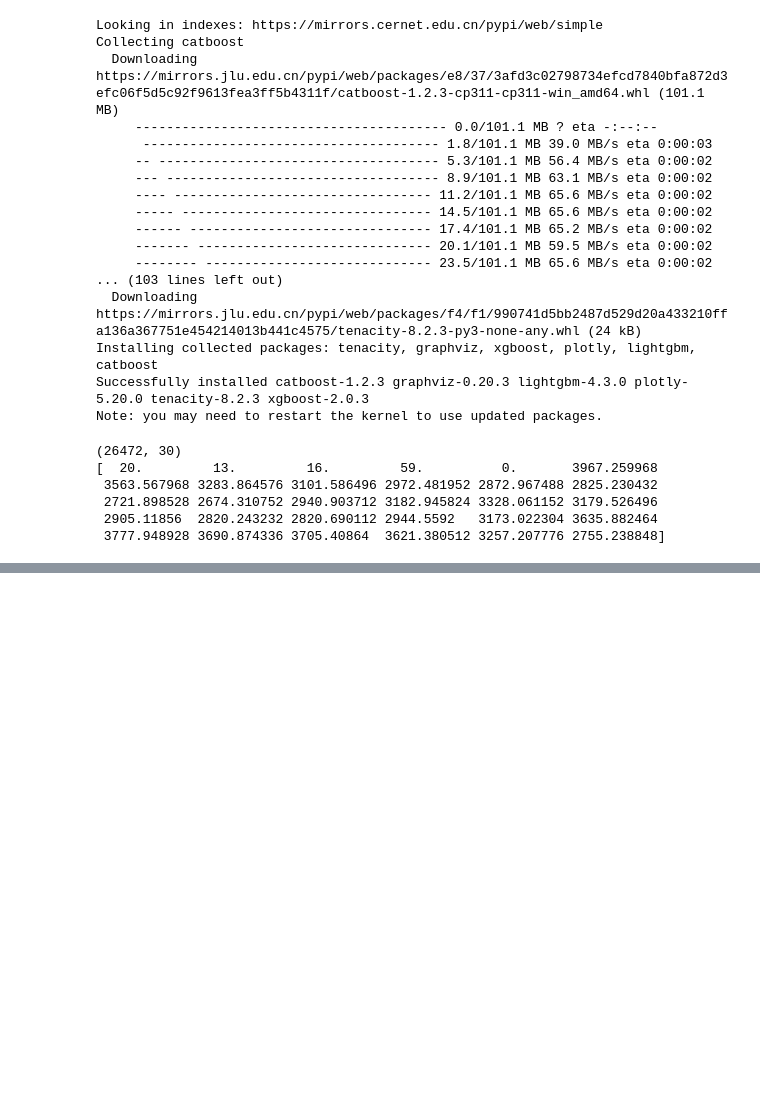
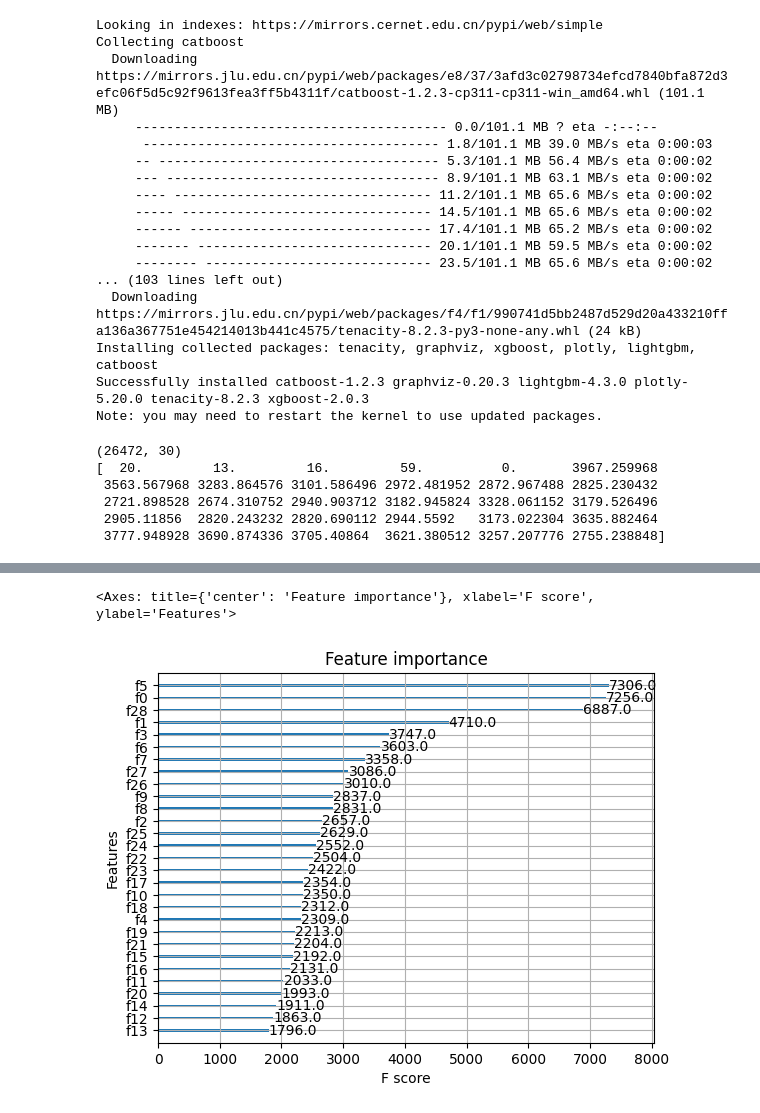
Before and after one commit to John-Chen92/Electricity_Load_Forecast, a Jupyter notebook: Xgboost.ipynb, the cells around one changed output, grey strips where cells are left out. Drawn from its saved outputs; the diff is of its cells as text; code cells hidden in the pictures; blank space fills up the shorter version.

```diff
--- a/Xgboost.ipynb
+++ b/Xgboost.ipynb
@@ -61,3 +61,11 @@ print(data[0])
  2721.898528 2674.310752 2940.903712 3182.945824 3328.061152 3179.526496
  2905.11856  2820.243232 2820.690112 2944.5592   3173.022304 3635.882464
  3777.948928 3690.874336 3705.40864  3621.380512 3257.207776 2755.238848]
+# %%
+# 数据标准化standardize,使用标准差
+def standardize_data(data):
+    mean = data.mean(axis=0)
+    std = data.std(axis=0)
+    return (data - mean) / std
+
+data = standardize_data(data)
@@ -70,14 +86,29 @@ m_val = int(0.2*m_all) # 验证集数量
 m_test = int(0.2*m_all) # 测试集数量
 m_train = m_all - m_test - m_val # 训练集数量
 # split into input and output columns
-trainX, trainy = train[:m_train, :-1], train[:m_train, -1]
-testX, testy = train[m_train:m_train+m_test, :-1], train[m_train:m_train+m_test, -1]
-valX, valy = train[m_train+m_test:, :-1], train[m_train+m_test:, -1]
-print(trainX.shape, trainy.shape)
+X_train,y_train = data[:m_train, :-1], data[:m_train, -1]
+X_val,y_val = data[m_train:m_train+m_val, :-1], data[m_train:m_train+m_val, -1]
+X_test,y_test = data[m_train+m_val:, :-1], data[m_train+m_val:, -1]
+print(X_train.shape, y_train.shape, X_val.shape, y_val.shape, X_test.shape, y_test.shape)
 # fit model
-model = XGBRegressor(objective='reg:squarederror', n_estimators=1000)
-model.fit(trainX, trainy)
-# 训练模型
-# make a prediction
-yhat = model.predict(trainX)
+xgb_params = {
+    'device':'cuda',
+    'booster': 'gbtree',
+    'objective': 'reg:squarederror',
+    'learning_rate': 0.082,
+    'max_depth': 10,
+    'seed': 2024,
+    'nthread': -1,
+    'eval_metric': 'mae',
+    }
+train_matrix = xgb.DMatrix(X_train , label=y_train)
+valid_matrix = xgb.DMatrix(X_val , label=y_val)
+test_matrix = xgb.DMatrix(X_test , label=y_test)
+
+watchlist = [(train_matrix, 'train'),(valid_matrix, 'eval')]
+reg = xgb.train(xgb_params, train_matrix, num_boost_round=350, evals=watchlist)
+val_pred  = reg.predict(valid_matrix)
+test_pred = reg.predict(test_matrix)
+""" reg = xgb.XGBRegressor(xgb_params,n_estimators=1000)
+reg.fit(X_train,y_train, eval_set=[(X_val,y_val)],verbose=False) """
 # %% [output]
@@ -246,0 +133,5 @@ for label in ['label_5','label_10','label_20','label_40','label_60']:
+# %%
+xgb.plot_importance(reg)
+# %% [output]
+<Axes: title={'center': 'Feature importance'}, xlabel='F score', ylabel='Features'>
+[figure, added]
```
Also changed, not shown: parts of 8 cells of this notebook, 2 other files.
